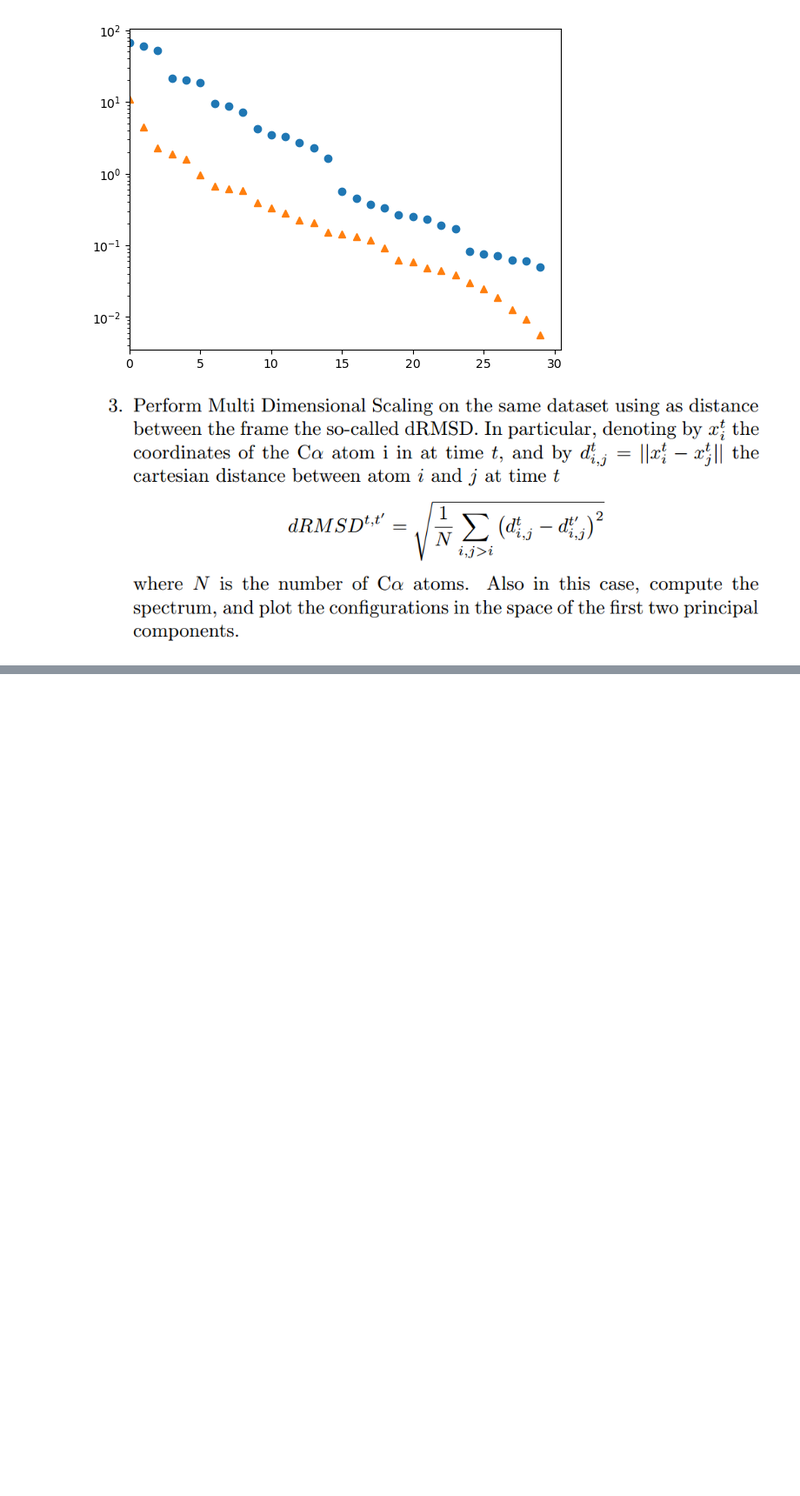
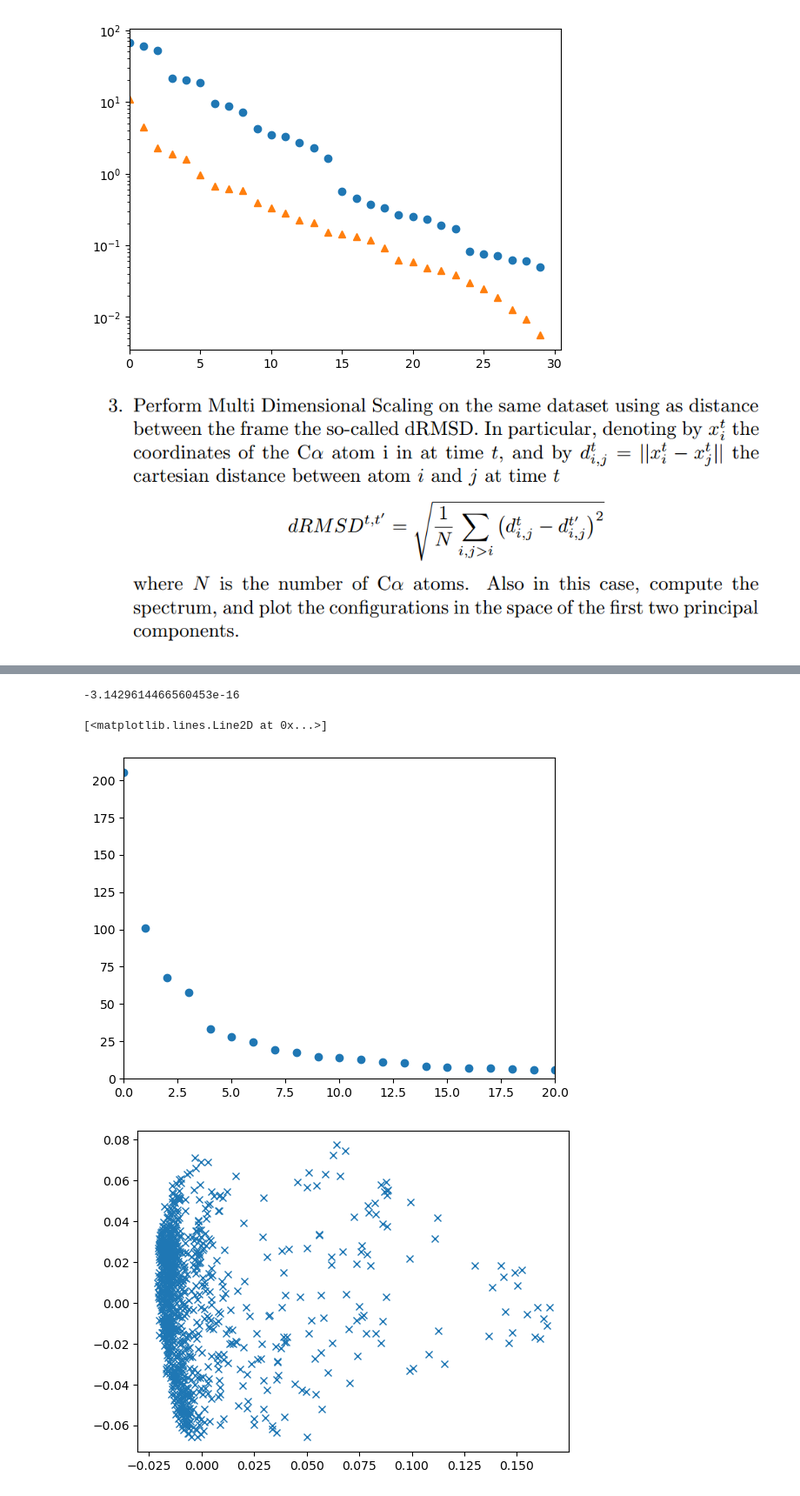
Before and after one commit to giusSacco/StatMech, a Jupyter notebook: UL/Ex1/PCAandMDS.ipynb, the cells around one changed output, grey strips where cells are left out. Shown at 87% size. Saved outputs shown, nothing was run; the diff lists cells and outputs as text; code cells hidden in the pictures; blank space fills up the shorter version.

```diff
--- a/UL/Ex1/PCAandMDS.ipynb
+++ b/UL/Ex1/PCAandMDS.ipynb
@@ -63,0 +93,6 @@ plt.show()
+# %%
+if not os.path.exists('dist_matrix.txt'):
+    dist = dRMSDmatrix(aligned_traj)
+    np.savetxt('dist_matrix.txt', dist)
+else:
+    dist = np.loadtxt('dist_matrix.txt')
@@ -63,0 +110,18 @@ plt.show()
+# %%
+G = GrahmMatrix(dist)
+G_eigenvalues , G_eigenvectors = np.linalg.eigh(G)
+# %%
+print(np.average(G))
+# %% [output]
+-3.1429614466560453e-16
+# %%
+plt.plot(G_eigenvalues[::-1], linestyle = ' ', marker = 'o')
+plt.xlim((0,20))
+plt.ylim((0,None))
+#plt.yscale('log')
+plt.figure()
+plt.plot(G_eigenvectors[:,-1], G_eigenvectors[:,-2], marker='x', linestyle = ' ')
+# %% [output]
+[<matplotlib.lines.Line2D at 0x...>]
+[figure, added]
+[figure, added]
```
Also changed, not shown: parts of 5 cells of this notebook, 2 other files.
